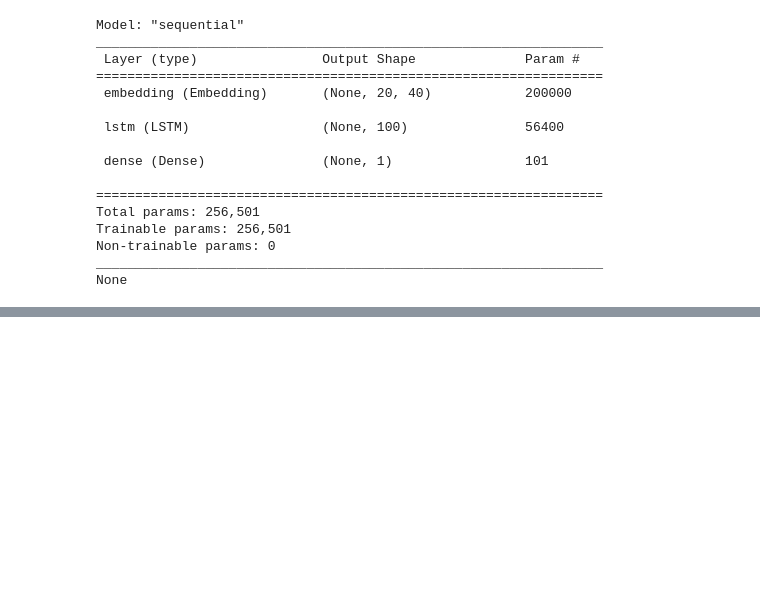
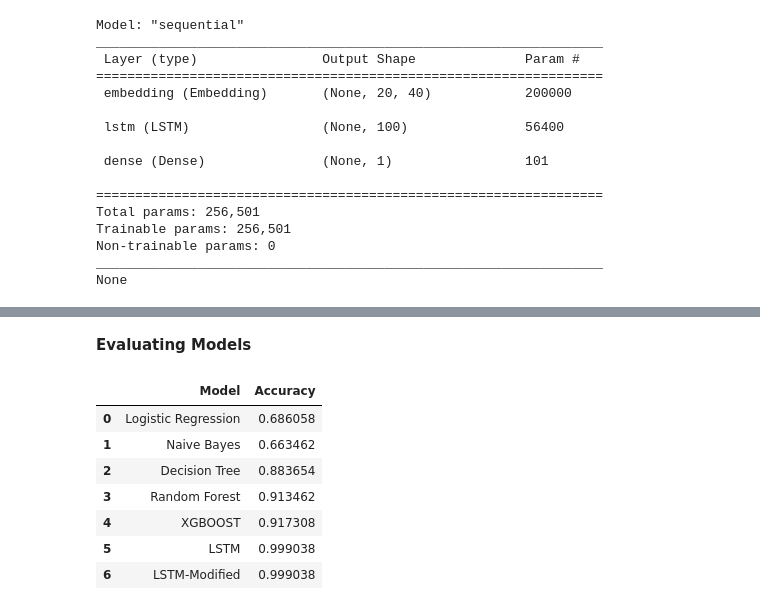
Before and after one commit to devashree1923/fake-news-datasets, a Jupyter notebook: FAKE_NEWS_DETECTION_PAPER.ipynb, the cells around one changed output, grey strips where cells are left out. Drawn from its saved outputs; the diff is of its cells as text; code cells hidden in the pictures; blank space fills up the shorter version.

```diff
--- a/FAKE_NEWS_DETECTION_PAPER.ipynb
+++ b/FAKE_NEWS_DETECTION_PAPER.ipynb
@@ -199,0 +370,6 @@ accuracy_score(y_test,classes_x)
+# %%
+model_2 = MultinomialNB()
+model_2.fit(X_train,Y_train)
+pred_2 = model_2.predict(x_test)
+cr2    = classification_report(y_test,pred_2)
+print(cr2)
@@ -199,0 +387,6 @@ accuracy_score(y_test,classes_x)
+# %%
+model_3 = DecisionTreeClassifier()
+model_3.fit(X_train,Y_train)
+pred_3 = model_3.predict(x_test)
+cr3    = classification_report(y_test,pred_3)
+print(cr3)
@@ -199,0 +404,6 @@ accuracy_score(y_test,classes_x)
+# %%
+model_4 = RandomForestClassifier()
+model_4.fit(X_train,Y_train)
+pred_4 = model_4.predict(x_test)
+cr4    = classification_report(y_test,pred_4)
+print(cr4)
@@ -199,0 +421,6 @@ accuracy_score(y_test,classes_x)
+# %%
+model_5 = XGBClassifier()
+model_5.fit(X_train,Y_train)
+pred_5 = model_5.predict(x_test)
+cr5    = classification_report(y_test,pred_5)
+print(cr5)
@@ -199,0 +436,23 @@ accuracy_score(y_test,classes_x)
+# %% [markdown]
+**Evaluating Models**
+# %%
+score_1 = accuracy_score(y_test,pred_1)
+score_2 = accuracy_score(y_test,pred_2)
+score_3 = accuracy_score(y_test,pred_3)
+score_4 = accuracy_score(y_test,pred_4)
+score_5 = accuracy_score(y_test,pred_5)
+score_6 = accuracy_score(y_test,predictions)
+score_7 = accuracy_score(y_test,predictions_2)
+results = pd.DataFrame([["Logistic Regression",score_1],["Naive Bayes",score_2],["Decision Tree",score_3],
+                       ["Random Forest",score_4],["XGBOOST",score_5],["LSTM",score_6*2],["LSTM-Modified",score_7*2]],columns=["Model","Accuracy"])
+
+results
+# %% [output]
+|  | Model | Accuracy |
+| 0 | Logistic Regression | 0.686058 |
+| 1 | Naive Bayes | 0.663462 |
+| 2 | Decision Tree | 0.883654 |
+| 3 | Random Forest | 0.913462 |
+| 4 | XGBOOST | 0.917308 |
+| 5 | LSTM | 0.999038 |
+| 6 | LSTM-Modified | 0.999038 |
```
Also changed, not shown: parts of 51 cells of this notebook.
